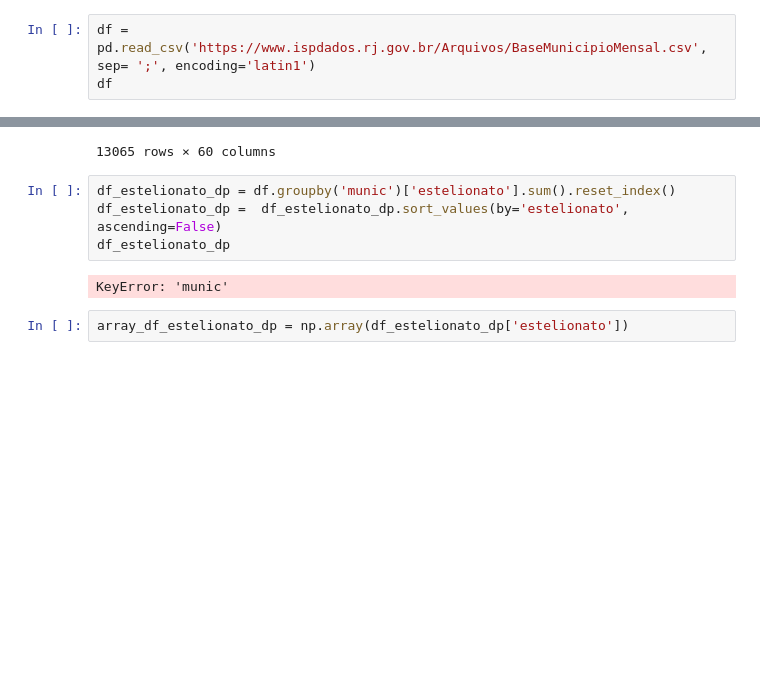
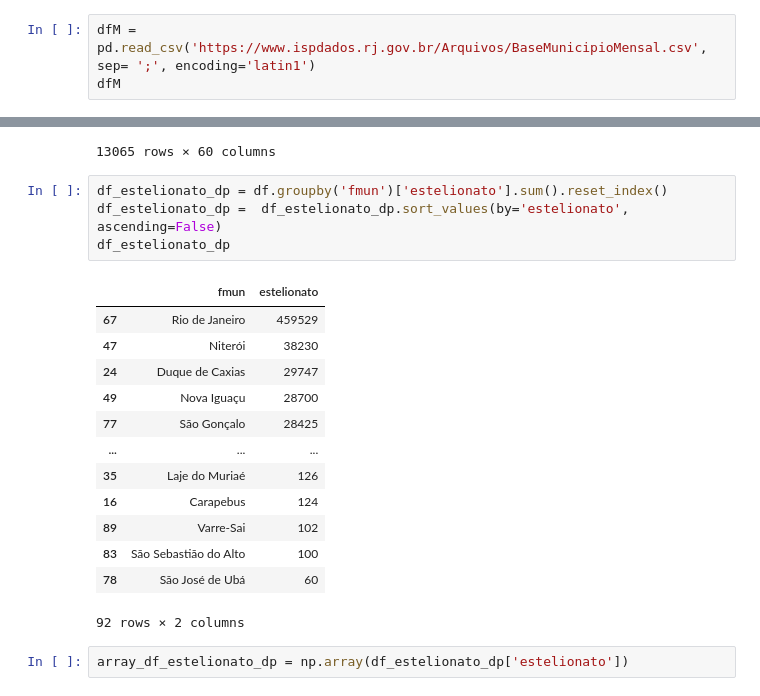
Before and after one commit to lucasdionisiom/aulapython_cinelandia, a Jupyter notebook: virtual/DESAFIOANALITICO.ipynb, the cells around one changed output, grey strips where cells are left out. Cells and saved outputs as stored; diff of their text form; blank space fills up the shorter version.

```diff
--- a/virtual/DESAFIOANALITICO.ipynb
+++ b/virtual/DESAFIOANALITICO.ipynb
@@ -66,8 +66,8 @@ A distância é 104.35359302289473
 # %% [markdown]
 ![image.png](attachment:image.png)
 # %%
-df = pd.read_csv('https://www.ispdados.rj.gov.br/Arquivos/BaseMunicipioMensal.csv', sep= ';', encoding='latin1')
-df
+dfM = pd.read_csv('https://www.ispdados.rj.gov.br/Arquivos/BaseMunicipioMensal.csv', sep= ';', encoding='latin1')
+dfM
 # %% [output]
 |  | fmun_cod | fmun | ano | mes | mes_ano | regiao | hom_doloso | lesao_corp_morte | latrocinio | ... |
 | 0 | 3300100 | Angra dos Reis | 2014 | 1 | 2014m01 | Interior | 11 | 0 | 0 | ... |
@@ -83,11 +83,23 @@ df
 | 13064 | 3306305 | Volta Redonda | 2025 | 10 | 2025m10 | Interior | 8 | 0 | 0 | ... |
 13065 rows × 60 columns
 # %%
-df_estelionato_dp = df.groupby('munic')['estelionato'].sum().reset_index()
+df_estelionato_dp = df.groupby('fmun')['estelionato'].sum().reset_index()
 df_estelionato_dp =  df_estelionato_dp.sort_values(by='estelionato', ascending=False)
 df_estelionato_dp
 # %% [output]
+|  | fmun | estelionato |
+| 67 | Rio de Janeiro | 459529 |
+| 47 | Niterói | 38230 |
+| 24 | Duque de Caxias | 29747 |
+| 49 | Nova Iguaçu | 28700 |
+| 77 | São Gonçalo | 28425 |
+| ... | ... | ... |
+| 35 | Laje do Muriaé | 126 |
+| 16 | Carapebus | 124 |
+| 89 | Varre-Sai | 102 |
+| 83 | São Sebastião do Alto | 100 |
+| 78 | São José de Ubá | 60 |
-KeyError: 'munic'
+92 rows × 2 columns
 # %%
 array_df_estelionato_dp = np.array(df_estelionato_dp['estelionato'])
 # %%
```
